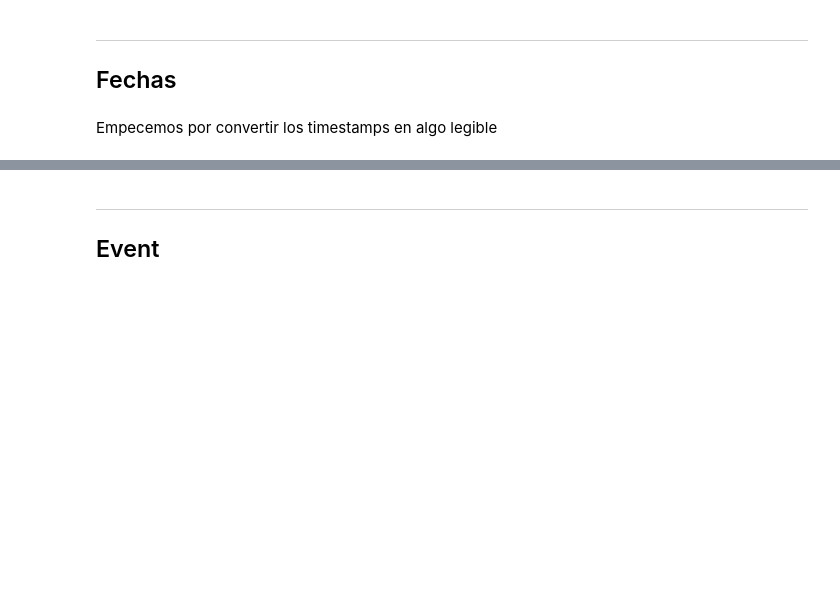
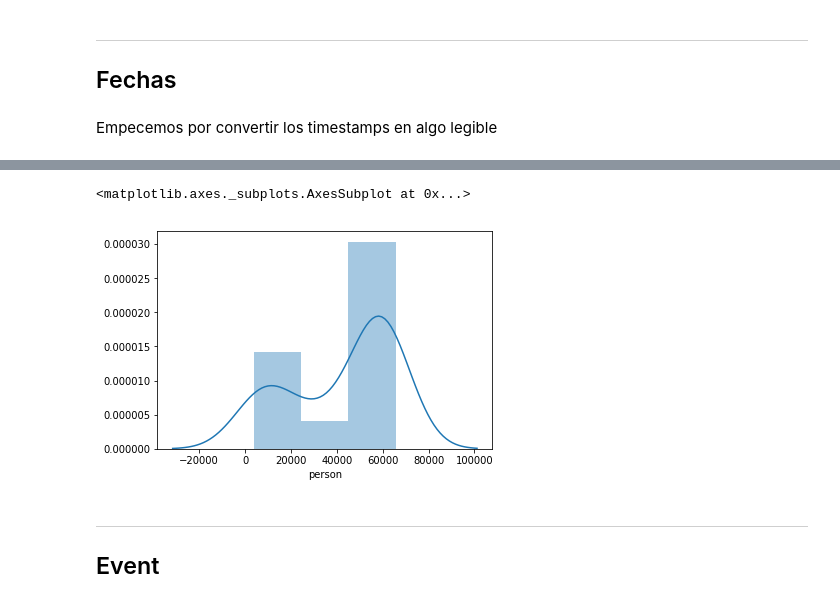
Before and after one commit to rozanecm/7506_OrganizacionDeDatos_TP1, a Jupyter notebook: tp1.ipynb, the cells around one changed output, grey strips where cells are left out. Drawn from its saved outputs; the diff is of its cells as text; code cells hidden in the pictures; blank space fills up the shorter version.

```diff
--- a/tp1.ipynb
+++ b/tp1.ipynb
@@ -50,3 +77,8 @@ df['hour'] = df['timestamp'].dt.hour
+# %%
+sns.distplot(df.groupby('hour').count()['person'])
+# %% [output]
+<matplotlib.axes._subplots.AxesSubplot at 0x...>
+[figure, added]
 # %% [markdown]
 ***
 ## Event
```
Also changed, not shown: parts of 16 cells of this notebook.
